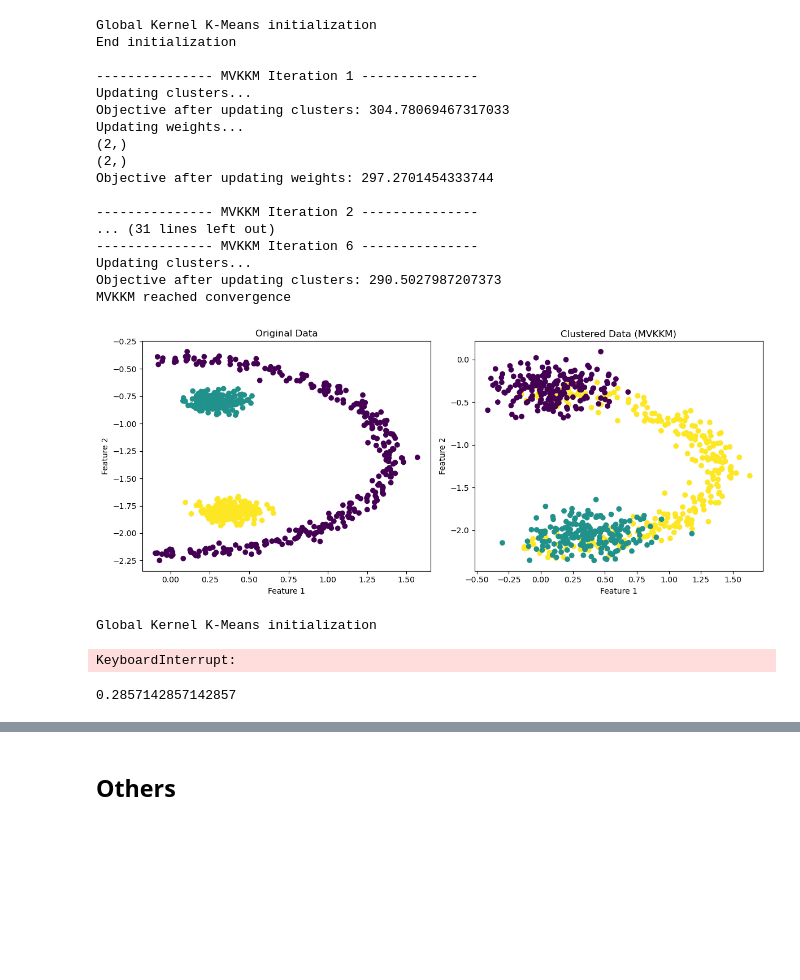
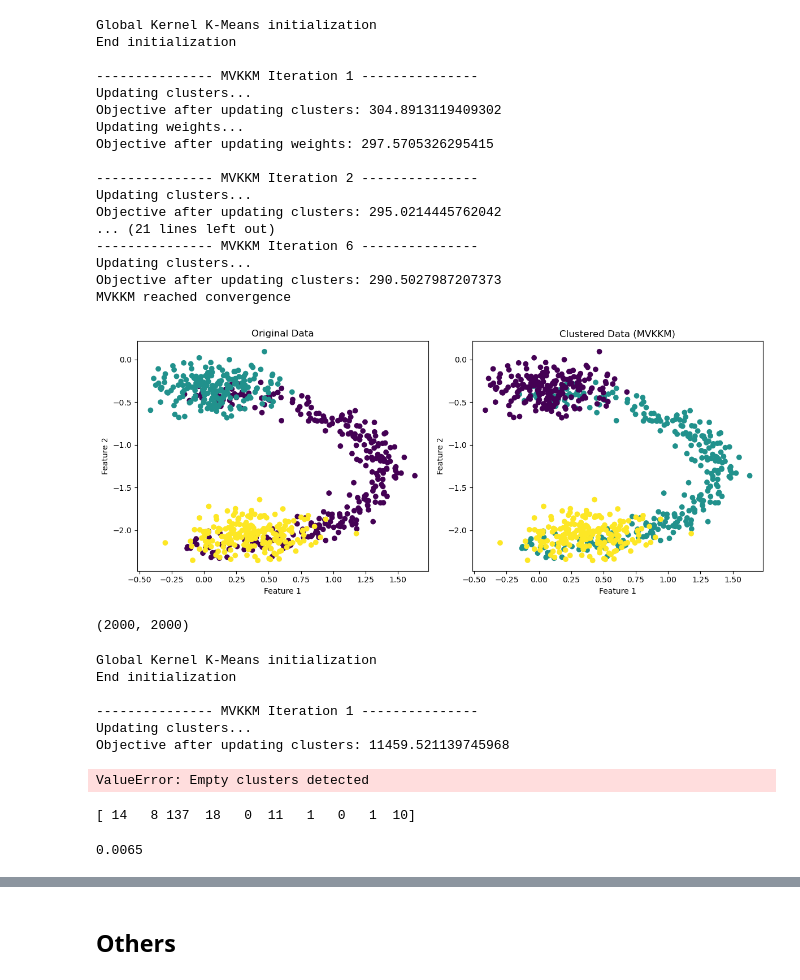
Before and after one commit to mehrbanian/multi-view-clustering-cwk2m, a Jupyter notebook: MVKKM.ipynb, the cells around one changed output, grey strips where cells are left out. Drawn from its saved outputs; the diff is of its cells as text; code cells hidden in the pictures; blank space fills up the shorter version.

```diff
--- a/MVKKM.ipynb
+++ b/MVKKM.ipynb
@@ -131,13 +154,13 @@ def global_kernel_k_means(kernel, weights, n_clusters, display=False):
 
   for m in range(2, n_clusters+1):
 
-    for n in range(n):
+    for i in range(n):
 
       clusters = best_clusters[:,m-1].copy()
-      clusters[n] = m
+      clusters[i] = m
 
       if display:
-        print(f"\nSearching for {m} clusters. Placing {m}th cluster at point {n} initially.")
+        print(f"\nSearching for {m} clusters. Placing {m}th cluster at point {i} initially.")
 
       clusters, error, _ = kernel_k_means(clusters, kernel, weights, m, display)
 
@@ -190,65 +302,66 @@ for i in range(n_views):
   K_combined += init_weights[i]**p * K[start:end, :]
 # Initialize with Global K-Means
 print('Global Kernel K-Means initialization')
-# init_clusters = global_kernel_k_means(K_combined, np.ones(n_points), n_clusters)
-init_clusters = np.random.randint(0, n_clusters, n_points)
+init_clusters = global_kernel_k_means(K_combined, np.ones(n_points), n_clusters)
+# init_clusters = np.random.randint(0, n_clusters, n_points)
 print('End initialization\n')
 
 cluster_labels, weights, error = MVKKM(K, n_clusters, n_views, p, init_clusters, init_weights)
 
 # Plot the original data and the clustered data
 plt.figure(figsize=(12, 5))
 plt.subplot(1, 2, 1)
-plt.scatter(X1[:, 0], X1[:, 1], c=y, cmap='viridis')
+plt.scatter(X2[:, 0], X2[:, 1], c=y, cmap='viridis')
 plt.title('Original Data')
 plt.xlabel('Feature 1')
 plt.ylabel('Feature 2')
 
 plt.subplot(1, 2, 2)
 plt.scatter(X2[:, 0], X2[:, 1], c=cluster_labels, cmap='viridis')
 plt.title('Clustered Data (MVKKM)')
 plt.xlabel('Feature 1')
 plt.ylabel('Feature 2')
 
 plt.tight_layout()
 plt.show()
 # %% [output]
 Global Kernel K-Means initialization
 End initialization
 
 --------------- MVKKM Iteration 1 ---------------
 Updating clusters...
-Objective after updating clusters: 304.78069467317033
+Objective after updating clusters: 304.8913119409302
 Updating weights...
-(2,)
-(2,)
-Objective after updating weights: 297.2701454333744
+Objective after updating weights: 297.5705326295415
 
 --------------- MVKKM Iteration 2 ---------------
-... (31 lines left out)
+Updating clusters...
+Objective after updating clusters: 295.0214445762042
+... (21 lines left out)
 --------------- MVKKM Iteration 6 ---------------
 Updating clusters...
 Objective after updating clusters: 290.5027987207373
 MVKKM reached convergence
-[figure, old version]
+[figure, new version]
+# %%
+K_combined.shape
+# %% [output]
+(2000, 2000)
 # %%
 import pandas as pd
 
-V1 = pd.read_csv('datasets/HW/mfeat-fou', header=None, delimiter="\\s+")
-V2 = pd.read_csv('datasets/HW/mfeat-fac', header=None, delimiter="\\s+")
-V3 = pd.read_csv('datasets/HW/mfeat-kar', header=None, delimiter="\\s+")
-V4 = pd.read_csv('datasets/HW/mfeat-pix', header=None, delimiter="\\s+")
+V1 = pd.read_csv('datasets/HW/mfeat-fou', header=None, delimiter="\\s+").to_numpy(dtype=np.float64)
+V2 = pd.read_csv('datasets/HW/mfeat-fac', header=None, delimiter="\\s+").to_numpy(dtype=np.float64)
+V3 = pd.read_csv('datasets/HW/mfeat-kar', header=None, delimiter="\\s+").to_numpy(dtype=np.float64)
+V4 = pd.read_csv('datasets/HW/mfeat-pix', header=None, delimiter="\\s+").to_numpy(dtype=np.float64)
 
 views = [V1, V2, V3, V4]
-n_clusters = 3
+n_clusters = 10
+K = np.vstack([_pairwise_kernel(v, kernel="rbf", d=0.5)/np.mean(_pairwise_kernel(v, kernel="rbf", d=0.5)) for v in views])
 
-X = [V1, V2, V3, V4]
-
-K = np.array(scipy.io.loadmat('datasets/synthetic_data_kernel.mat')['K'])
-
-# Run MVKKM
-n_views = 2
-p = 1.5
+# Run CWK2M
+n_views = len(views)
+p = (10**0.7)
 init_weights = np.full(n_views, 1/n_views)
 
 n_points = K.shape[0] // n_views
@@ -261,14 +374,15 @@ for i in range(n_views):
 # Initialize with Global K-Means
 print('Global Kernel K-Means initialization')
 init_clusters = global_kernel_k_means(K_combined, np.ones(n_points), n_clusters)
-# init_clusters = np.random.randint(0, n_clusters, n_samples)
+# init_clusters = np.random.randint(0, n_clusters, n_points)
 print('End initialization\n')
 
 cluster_labels, weights, error = MVKKM(K, n_clusters, n_views, p, init_clusters, init_weights)
-
-ckm = CW2KM(n_clusters=10, max_iter=1, gamma=0.01)
-ckm.fit(views)
-labels = ckm.predict()
 # %% [output]
 Global Kernel K-Means initialization
+End initialization
+
+--------------- MVKKM Iteration 1 ---------------
+Updating clusters...
+Objective after updating clusters: 11459.521139745968
-KeyboardInterrupt:
+ValueError: Empty clusters detected
@@ -275,6 +391,10 @@ KeyboardInterrupt:
+# %%
+print(np.bincount((cluster_labels[200:400])))
+# %% [output]
+[ 14   8 137  18   0  11   1   0   1  10]
 # %%
 from sklearn.metrics import accuracy_score
-accuracy = accuracy_score(cluster_labels, y.flatten() - 1)
+accuracy = accuracy_score(cluster_labels, y.flatten())
 print(accuracy)
 # %% [output]
-0.2857142857142857
+0.0065
```
Also changed, not shown: parts of 7 cells of this notebook, 3 other files.
